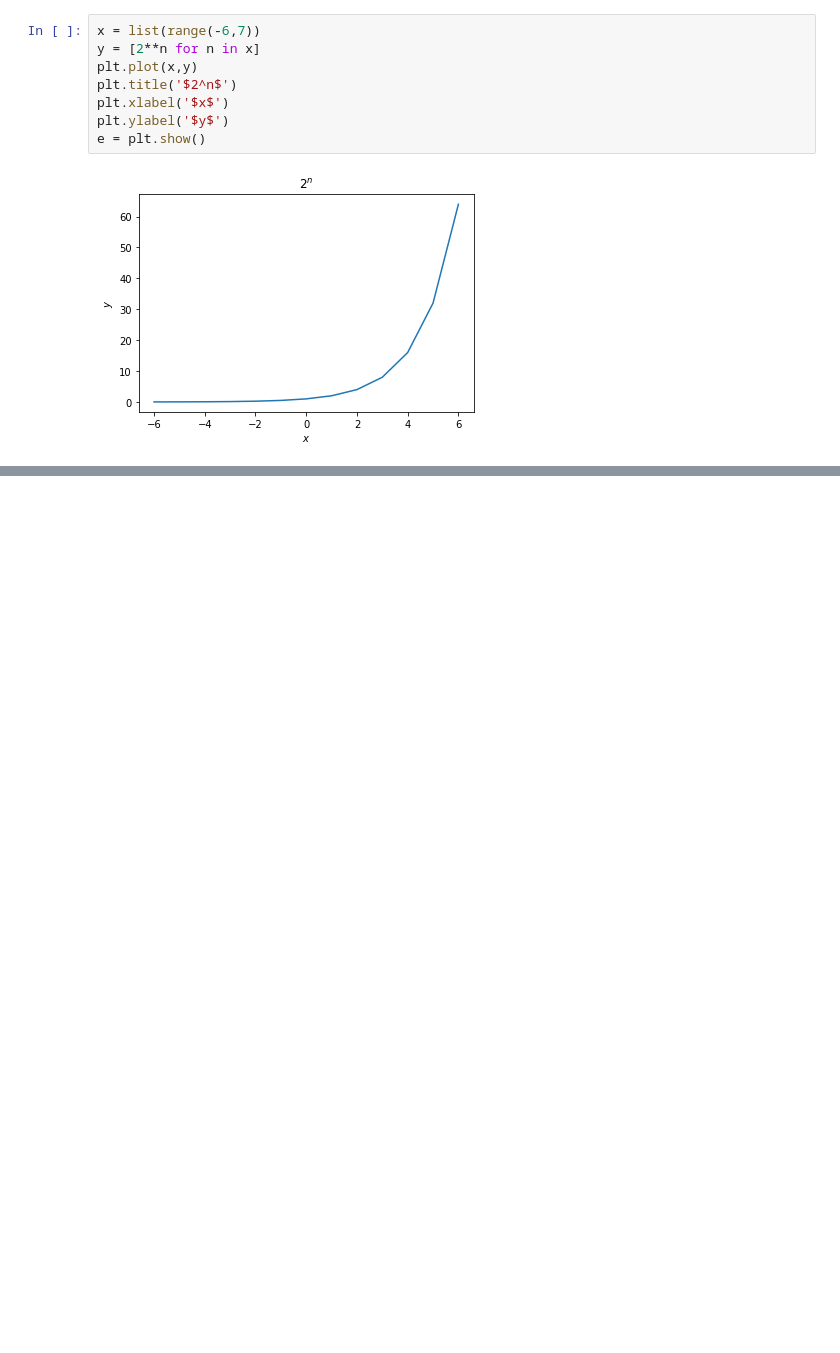
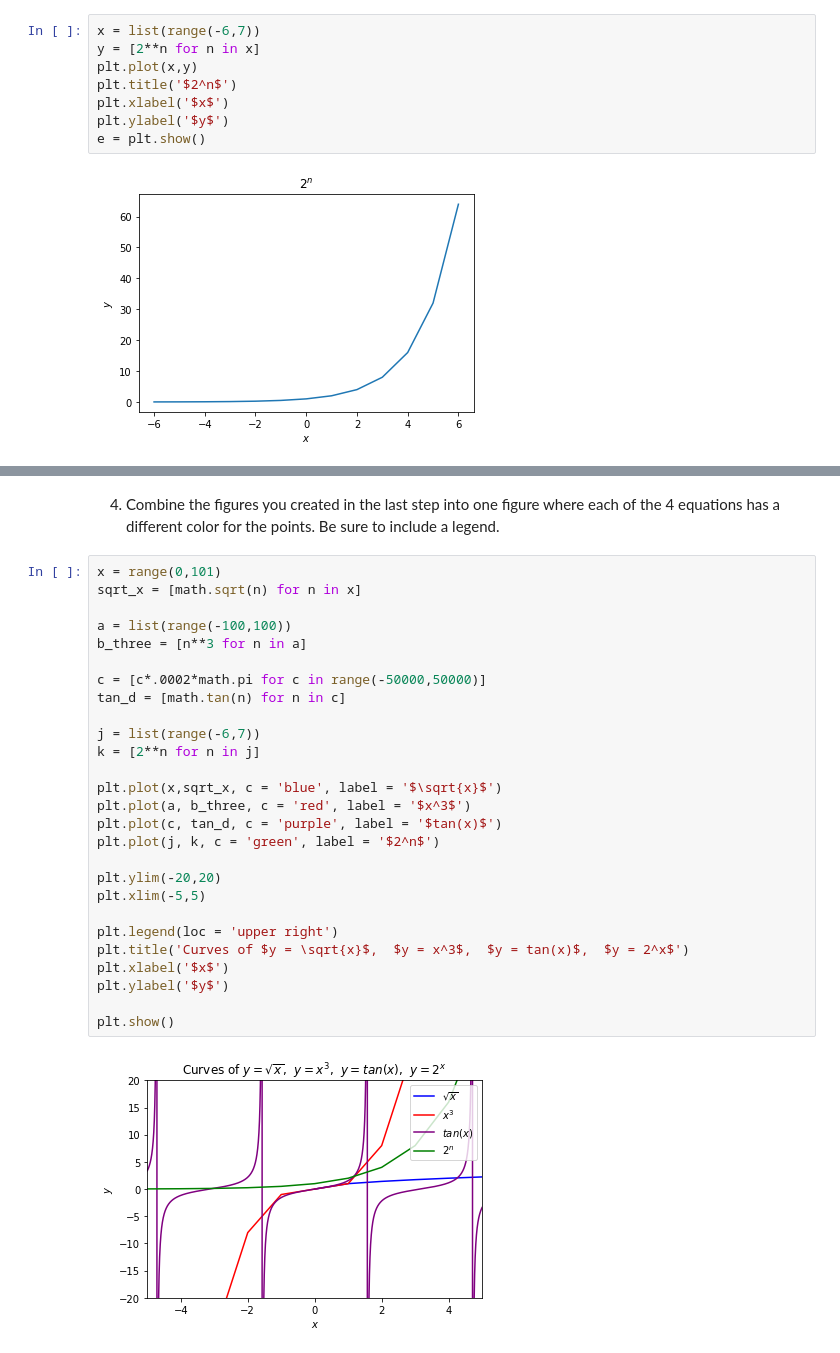
Before and after one commit to SaraPena/python-exercises, a Jupyter notebook: 4.6.1_matplotlib_exercises.ipynb, the cells around one changed output, grey strips where cells are left out. Cells and saved outputs as stored; diff of their text form; blank space fills up the shorter version.

```diff
--- a/4.6.1_matplotlib_exercises.ipynb
+++ b/4.6.1_matplotlib_exercises.ipynb
@@ -85,0 +121,31 @@ plt.suptitle('Graphs of $y = \sqrt{x}$,  $y = x^3$,  $y = tan(x)$,  $y = 2^x$')
+# %% [markdown]
+4. Combine the figures you created in the last step into one figure where each of the 4 equations has a different color for the points. Be sure to include a legend.
+# %%
+x = range(0,101)
+sqrt_x = [math.sqrt(n) for n in x]
+
+a = list(range(-100,100))
+b_three = [n**3 for n in a]
+
+c = [c*.0002*math.pi for c in range(-50000,50000)]
+tan_d = [math.tan(n) for n in c]
+
+j = list(range(-6,7))
+k = [2**n for n in j]
+
+plt.plot(x,sqrt_x, c = 'blue', label = '$\sqrt{x}$')
+plt.plot(a, b_three, c = 'red', label = '$x^3$')
+plt.plot(c, tan_d, c = 'purple', label = '$tan(x)$')
+plt.plot(j, k, c = 'green', label = '$2^n$')
+
+plt.ylim(-20,20)
+plt.xlim(-5,5)
+
+plt.legend(loc = 'upper right')
+plt.title('Curves of $y = \sqrt{x}$,  $y = x^3$,  $y = tan(x)$,  $y = 2^x$')
+plt.xlabel('$x$')
+plt.ylabel('$y$')
+
+plt.show()
+# %% [output]
+[figure, added]
```
Also changed, not shown: parts of 3 cells of this notebook.
